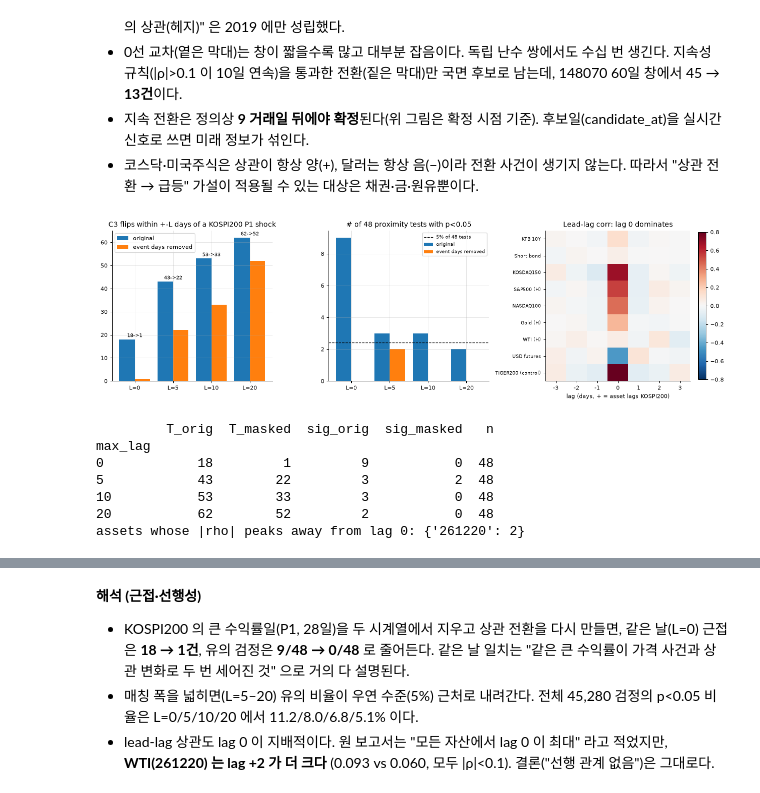
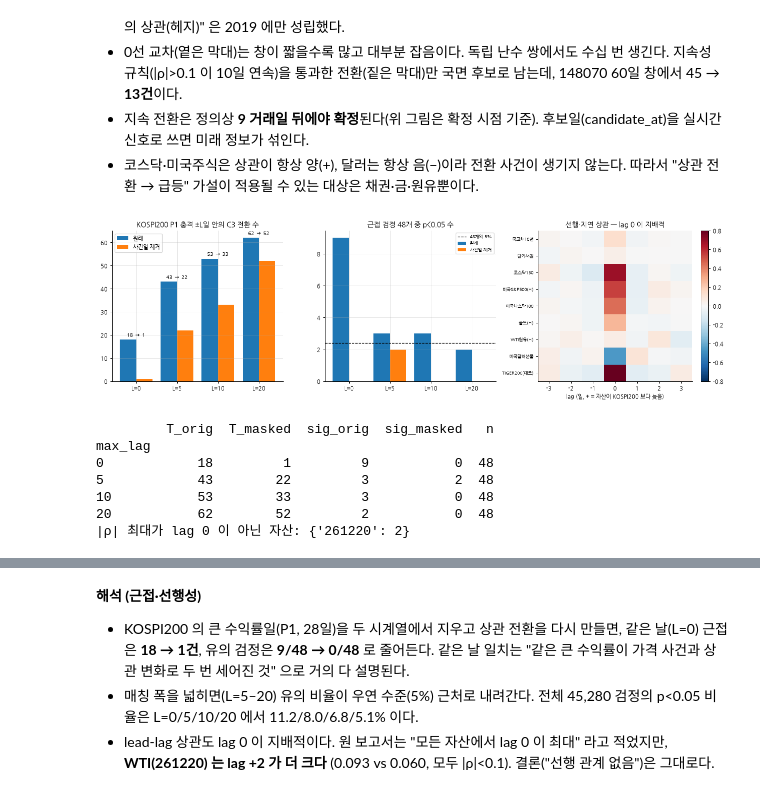
Before and after one commit to nanahyun3/R2H, a Jupyter notebook: notebooks/R2H_1012_research_synthesis.ipynb, the cells around one changed output, grey strips where cells are left out. Cells and saved outputs as stored; diff of their text form; code cells hidden in the pictures.

```diff
--- a/notebooks/R2H_1012_research_synthesis.ipynb
+++ b/notebooks/R2H_1012_research_synthesis.ipynb
@@ -398,57 +330,51 @@ C3 primary events: 111 | mean candidate->confirmation (calendar days) by window:
 - 지속 전환은 정의상 **9 거래일 뒤에야 확정**된다(위 그림은 확정 시점 기준). 후보일(candidate_at)을 실시간 신호로 쓰면 미래 정보가 섞인다.
 - 코스닥·미국주식은 상관이 항상 양(+), 달러는 항상 음(−)이라 전환 사건이 생기지 않는다. 따라서 "상관 전환 → 급등" 가설이 적용될 수 있는 대상은 채권·금·원유뿐이다.
 # %%
+# 사건일 제거 재검정 표
 mr = load("trackA/a3/mechanical_removed_retest", dtype={"ticker": str})
-agg = mr.groupby("max_lag").agg(
-    T_orig=("T_obs_orig", "sum"),
-    T_masked=("T_obs_masked", "sum"),
-    sig_orig=("p_value_orig", lambda p: int((p < 0.05).sum())),
-    sig_masked=("p_value_masked", lambda p: int((p < 0.05).sum())),
-    n=("p_value_orig", "size"),
-)
-ll = load("trackA/a2/lead_lag_corr", dtype={"ticker": str})
-full = ll[ll.period == "full"].pivot(index="ticker", columns="lag", values="rho")
+# 매칭 폭(L)별 합계
+agg = mr.groupby("max_lag").agg(T_orig=("T_obs_orig", "sum"), T_masked=("T_obs_masked", "sum"), sig_orig=("p_value_orig", lambda p: int((p < 0.05).sum())), sig_masked=("p_value_masked", lambda p: int((p < 0.05).sum())), n=("p_value_orig", "size"))
+# lead-lag 상관 (전체표본)
+ll = load("trackA/a2/lead_lag_corr", dtype={"ticker": str}); full = ll[ll.period == "full"].pivot(index="ticker", columns="lag", values="rho")
+# 3단 그림
 fig, ax = plt.subplots(1, 3, figsize=(14, 4.2))
+# 막대 위치
 x = np.arange(len(agg))
-ax[0].bar(x - 0.2, agg.T_orig, 0.4, label="original")
-ax[0].bar(x + 0.2, agg.T_masked, 0.4, label="event days removed")
-ax[0].set_xticks(x, [f"L={lag}" for lag in agg.index])
-ax[0].set_title("C3 flips within +-L days of a KOSPI200 P1 shock")
-ax[0].legend()
-for i, (a, b) in enumerate(zip(agg.T_orig, agg.T_masked, strict=True)):
-    ax[0].text(i, max(a, b) + 1, f"{a}->{b}", ha="center", fontsize=8)
-ax[1].bar(x - 0.2, agg.sig_orig, 0.4, label="original")
-ax[1].bar(x + 0.2, agg.sig_masked, 0.4, label="event days removed")
-ax[1].axhline(48 * 0.05, color="k", ls="--", lw=1, label="5% of 48 tests")
-ax[1].set_xticks(x, [f"L={lag}" for lag in agg.index])
-ax[1].set_title("# of 48 proximity tests with p<0.05")
-ax[1].legend(fontsize=7)
+# 근접 C3 수 (원래 vs 제거)
+ax[0].bar(x - 0.2, agg.T_orig, 0.4, label="원래"); ax[0].bar(x + 0.2, agg.T_masked, 0.4, label="사건일 제거")
+# 축·제목·범례
+ax[0].set_xticks(x, [f"L={lag}" for lag in agg.index]); ax[0].set_title("KOSPI200 P1 충격 ±L일 안의 C3 전환 수"); ax[0].legend()
+# 막대 위 숫자
+for i, (a, b) in enumerate(zip(agg.T_orig, agg.T_masked, strict=True)): ax[0].text(i, max(a, b) + 1, f"{a} $\\rightarrow$ {b}", ha="center", fontsize=8)
+# 유의 검정 수
+ax[1].bar(x - 0.2, agg.sig_orig, 0.4, label="원래"); ax[1].bar(x + 0.2, agg.sig_masked, 0.4, label="사건일 제거")
+# 우연 기대선
+ax[1].axhline(48 * 0.05, color="k", ls="--", lw=1, label="48개의 5%"); ax[1].set_xticks(x, [f"L={lag}" for lag in agg.index])
+# 제목·범례
+ax[1].set_title("근접 검정 48개 중 p<0.05 수"); ax[1].legend(fontsize=7)
+# 대상 쌍만
 fl = full.loc[[t for t in pairs if t in full.index]]
-im = ax[2].imshow(fl, cmap="RdBu_r", vmin=-0.8, vmax=0.8, aspect="auto")
-ax[2].grid(False)
-ax[2].set_xticks(range(fl.shape[1]), fl.columns)
-ax[2].set_yticks(range(len(fl)), [NAMES[t] for t in fl.index], fontsize=7)
-ax[2].set_xlabel("lag (days, + = asset lags KOSPI200)")
-ax[2].set_title("Lead-lag corr: lag 0 dominates")
-fig.colorbar(im, ax=ax[2], fraction=0.046)
-plt.tight_layout()
-show(fig, "trackA_mechanical_leadlag")
+# lead-lag 히트맵
+im = ax[2].imshow(fl, cmap="RdBu_r", vmin=-0.8, vmax=0.8, aspect="auto"); ax[2].grid(False)
+# 축 눈금
+ax[2].set_xticks(range(fl.shape[1]), fl.columns); ax[2].set_yticks(range(len(fl)), [NAMES[t] for t in fl.index], fontsize=7)
+# 축 이름·제목
+ax[2].set_xlabel("lag (일, + = 자산이 KOSPI200 보다 늦음)"); ax[2].set_title("선행·지연 상관 — lag 0 이 지배적")
+# 색 막대·저장
+fig.colorbar(im, ax=ax[2], fraction=0.046); plt.tight_layout(); show(fig, "trackA_mechanical_leadlag")
+# 표 출력
 print(agg.to_string())
-assert (agg.loc[0, "T_orig"], agg.loc[0, "T_masked"], agg.loc[0, "sig_orig"], agg.loc[0, "sig_masked"]) == (
-    18,
-    1,
-    9,
-    0,
-)
-argmax = full.abs().idxmax(axis=1)
-print("assets whose |rho| peaks away from lag 0:", argmax[argmax != 0].to_dict())
+# 고정 확인
+assert (agg.loc[0, "T_orig"], agg.loc[0, "T_masked"], agg.loc[0, "sig_orig"], agg.loc[0, "sig_masked"]) == (18, 1, 9, 0)
+# lag 0 이 최대가 아닌 자산
+argmax = full.abs().idxmax(axis=1); print("|ρ| 최대가 lag 0 이 아닌 자산:", argmax[argmax != 0].to_dict())
 # %% [output]
-[figure, old version]
+[figure, new version]
          T_orig  T_masked  sig_orig  sig_masked   n
 max_lag
 0            18         1         9           0  48
 5            43        22         3           2  48
 10           53        33         3           0  48
 20           62        52         2           0  48
-assets whose |rho| peaks away from lag 0: {'261220': 2}
+|ρ| 최대가 lag 0 이 아닌 자산: {'261220': 2}
 # %%
```
Also changed, not shown: parts of 11 cells of this notebook, 11 other files.
